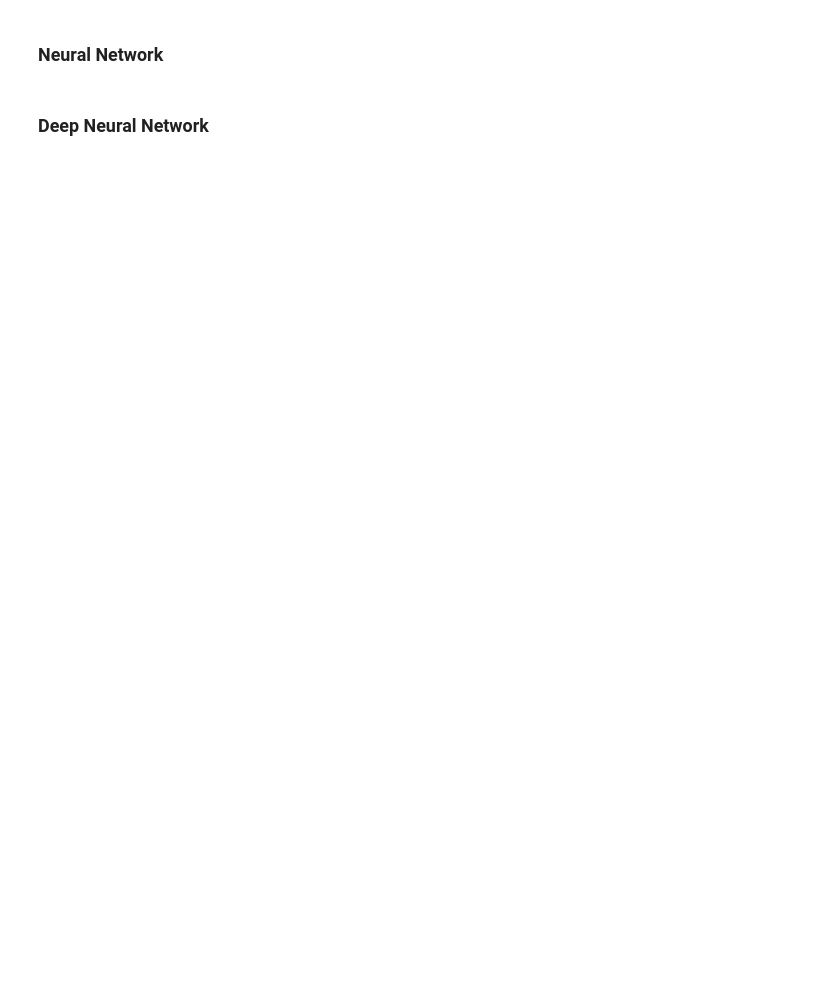
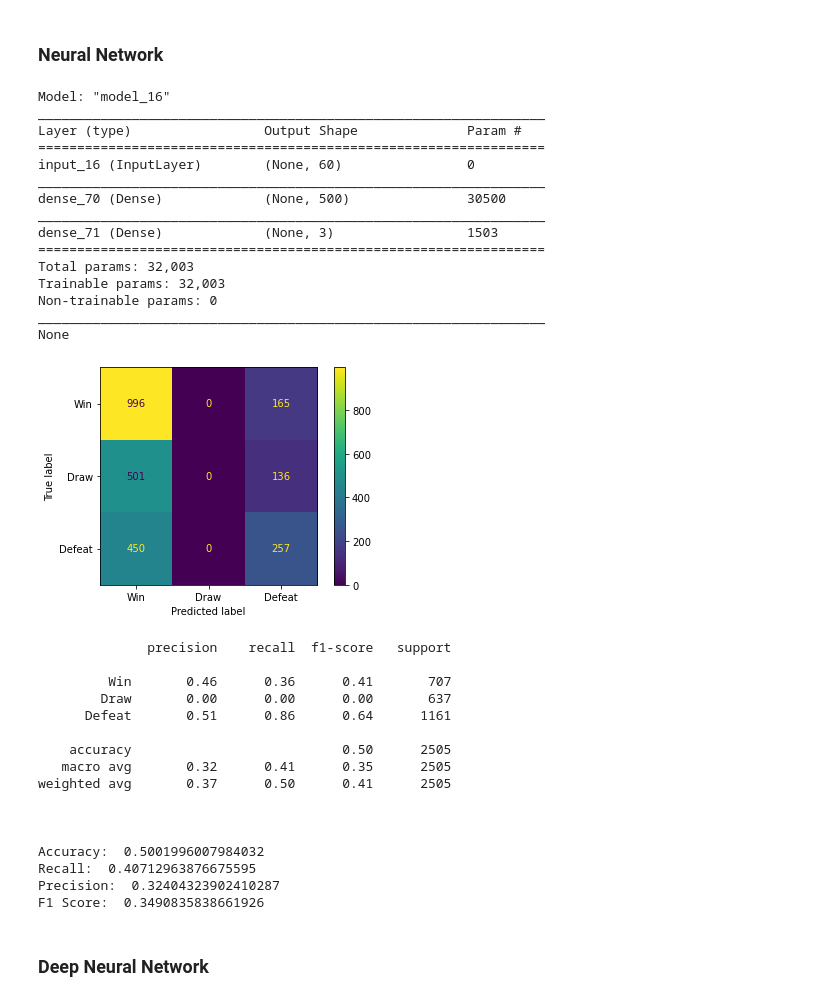
Before and after one commit to motapinto/football-classification-predications, a Jupyter notebook: src/Supervised Learning Models.ipynb, the cells around one changed output. Cells and saved outputs as stored; diff of their text form; code cells hidden in the pictures; blank space fills up the shorter version.

```diff
--- a/src/Supervised Learning Models.ipynb
+++ b/src/Supervised Learning Models.ipynb
@@ -918,6 +909,21 @@ features.head()
 
 We used **K-Fold Cross validation**. The idea is that we split the dataset, after processing it, in k bins of equal size to better estimate the skill of a model on unseen data. That is, to use a limited sample in order to estimate how the model is expected to perform in general when used to make predictions on data not used during the training of the model. It results in a less biased estimate of the model skill in comparision to the typical train_test_split.
 # %%
+def train_predict(clf, data, outcomes):
+    y_predict = train_model(clf, data, outcomes)
+    predict_metrics(outcomes, y_predict)
+
+def train_predict_nn(clf, data, outcomes):
+    le = LabelEncoder()
+    y_outcomes = le.fit_transform(outcomes)
+    y_outcomes = np_utils.to_categorical(y_outcomes)
+
+    y_predict = train_model_nn(clf, data, y_outcomes)
+
+    y_predict_reverse = [np.argmax(y, axis=None, out=None) for y in y_predict]
+    y_predict_decoded = le.inverse_transform(y_predict_reverse)
+    predict_metrics(outcomes, y_predict_decoded)
+
 def train_model(clf, data, labels):
     kf = KFold(n_splits=5)
     predictions = []
@@ -928,7 +934,10 @@ def train_model(clf, data, labels):
         predictions.append(clf.predict(X_test))
 
     y_predict = predictions[0]
-    y_predict = y_pre
+    y_predict = np.append(y_predict, predictions[1], axis=0)
+    y_predict = np.append(y_predict, predictions[2], axis=0)
+    y_predict = np.append(y_predict, predictions[3], axis=0)
+    y_predict = np.append(y_predict, predictions[4], axis=0)
 
     return y_predict
 
@@ -939,8 +948,13 @@ def train_model_nn(clf, data, labels):
         X_train, X_test = data[data.index.isin(train)], data[data.index.isin(test)]
         y_train, y_test = labels[data.index.isin(train)], labels[data.index.isin(test)]
         clf.fit(X_train, y_train, epochs=20, verbose=0)
-        print('predict: ', clf.predict(X_test))
         predictions.append(clf.predict(X_test))
+
+    y_predict = predictions[0]
+    y_predict = np.append(y_predict, predictions[1], axis=0)
+    y_predict = np.append(y_predict, predictions[2], axis=0)
+    y_predict = np.append(y_predict, predictions[3], axis=0)
+    y_predict = np.append(y_predict, predictions[4], axis=0)
 
     return y_predict
 
@@ -958,21 +972,6 @@ def predict_metrics(y_test, y_predict):
     print("Recall: ", metrics.recall_score(y_test, y_predict, average='macro'))
     print("Precision: ", metrics.precision_score(y_test, y_predict, average='macro'))
     print("F1 Score: ", metrics.f1_score(y_test, y_predict, average='macro'))
-
-def train_predict(clf, data, outcomes):
-    y_predict = train_model(clf, data, outcomes)
-    predict_metrics(outcomes, y_predict)
-
-def train_predict_nn(clf, data, outcomes):
-    le = LabelEncoder()
-    y_outcomes = le.fit_transform(outcomes)
-    y_outcomes = np_utils.to_categorical(y_outcomes)
-
-    y_predict = train_model_nn(clf, data, y_outcomes)
-
-    y_predict_reverse = [np.argmax(y, axis=None, out=None) for y in y_predict]
-    y_predict_decoded = encoder.inverse_transform(y_predict_reverse)
-    predict_metrics(outcomes, y_predict_decoded)
 # %% [markdown]
 ### The basis
 
@@ -1088,21 +1103,54 @@ F1 Score:  0.4110030704913901
 ### Neural Network
 # %%
 visible = Input(shape=(features.shape[1],))
-hidden = Dense(200, activation='relu')(visible)
+hidden = Dense(500, activation='relu')(visible)
 output = Dense(3, activation='softmax')(hidden)
 
 clf = Model(inputs=visible, outputs=output)
 print(clf.summary())
 
 from keras import metrics
 from keras import losses
 from keras import optimizers
 
 clf.compile(optimizer=optimizers.Adam(),
               loss=losses.CategoricalCrossentropy(),
               metrics=[metrics.Precision(), metrics.Recall()])
 
 train_predict_nn(clf, features, outcomes)
+# %% [output]
+Model: "model_16"
+_________________________________________________________________
+Layer (type)                 Output Shape              Param #
+=================================================================
+input_16 (InputLayer)        (None, 60)                0
+_________________________________________________________________
+dense_70 (Dense)             (None, 500)               30500
+_________________________________________________________________
+dense_71 (Dense)             (None, 3)                 1503
+=================================================================
+Total params: 32,003
+Trainable params: 32,003
+Non-trainable params: 0
+_________________________________________________________________
+None
+[figure, added]
+              precision    recall  f1-score   support
+
+         Win       0.46      0.36      0.41       707
+        Draw       0.00      0.00      0.00       637
+      Defeat       0.51      0.86      0.64      1161
+
+    accuracy                           0.50      2505
+   macro avg       0.32      0.41      0.35      2505
+weighted avg       0.37      0.50      0.41      2505
+
+
+
+Accuracy:  0.5001996007984032
+Recall:  0.40712963876675595
+Precision:  0.32404323902410287
+F1 Score:  0.3490835838661926
 # %% [markdown]
 ### Deep Neural Network
 # %%
```
Also changed, not shown: parts of 25 cells of this notebook, 1 other file.
